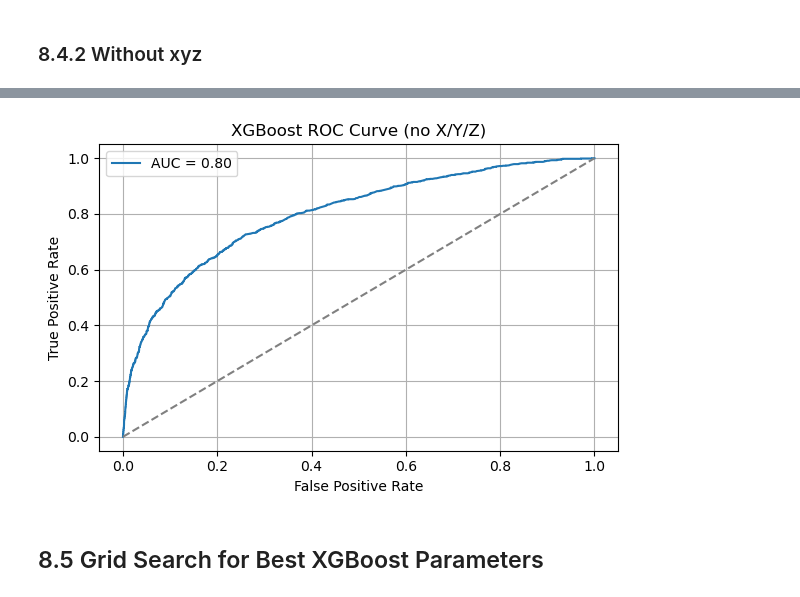
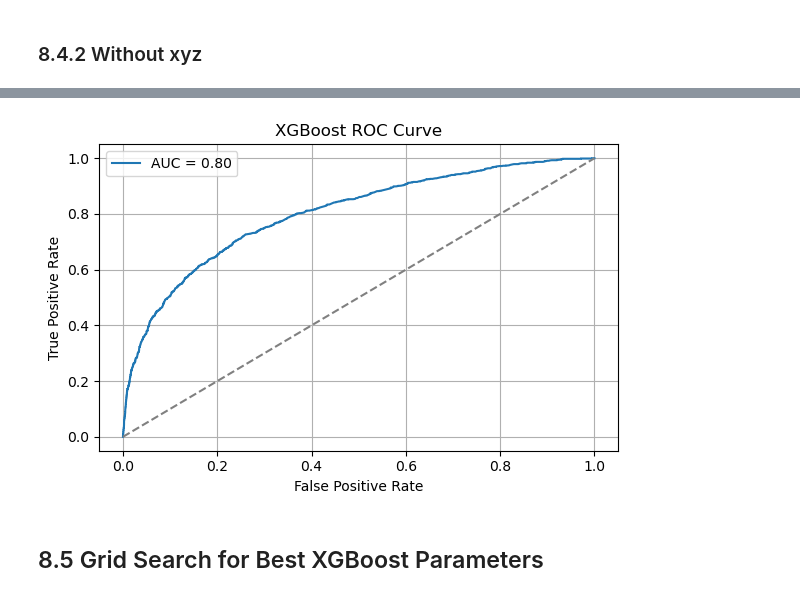
Before and after one commit to Yue-HDS/MIMIC-IV-disease-trajectories, a Jupyter notebook: MIMIC_IV_FINAL.ipynb, the cells around one changed output, grey strips where cells are left out. Cells and saved outputs as stored; diff of their text form; code cells hidden in the pictures.

```diff
--- a/MIMIC_IV_FINAL.ipynb
+++ b/MIMIC_IV_FINAL.ipynb
@@ -3410,17 +3510,19 @@ import matplotlib.pyplot as plt
 # Paths
 BASE = "/Users/yue/Desktop/MIMIC_IV/"
 MODEL_FILE = BASE + "model_data_with_demographics.csv"
-NAME_MAP    = BASE + "diagnoses_icd_named.csv.gz"
-TOP15_CSV   = BASE + "xgboost_top15_paths_with_names.csv"
-ROC_PNG     = BASE + "xgboost_roc_curve_noXYZ.png"
+NAME_MAP   = BASE + "diagnoses_icd_named.csv.gz"
+TOP15_CSV  = BASE + "xgboost_top15_paths_with_names.csv"
+ROC_PNG    = BASE + "xgboost_roc_curve_noXYZ.png"
 
-# Load
+# ICD name map
 map_df = pd.read_csv(NAME_MAP, usecols=["icd_code_3char", "long_title"]).dropna()
 map_df = map_df.drop_duplicates("icd_code_3char")
 ICD2NAME = dict(zip(map_df["icd_code_3char"].astype(str).str.upper(), map_df["long_title"]))
 
 def split_codes(path_str: str):
-    """Extract 3-char ICD codes from path string."""
+    """
+    Extract 3-char ICD codes from a feature/path string.
+    """
     if pd.isna(path_str):
         return []
     s = str(path_str).strip()
@@ -3435,52 +3537,68 @@ def split_codes(path_str: str):
     return [p.strip().strip("'\"").upper() for p in parts if p.strip()]
 
 def codes_to_names(path_str: str) -> str:
-    """Convert ICD codes to long names."""
+    """Map codes to long titles. """
     codes = split_codes(path_str)
     names = [ICD2NAME.get(c, c) for c in codes]
     return " → ".join(names)
 
-# Load
-df_merged = pd.read_csv(MODEL_FILE)
+# filter
+FORBID_PREFIX = ('X','Y','Z')
 
-# Drop features containing 'X', 'Y', 'Z'
-cols_to_use = [col for col in df_merged.columns
-               if col not in ['hadm_id', 'hospital_expire_flag']
-               and not re.search(r"\b[XYZ]\b", col)]
-X = df_merged[cols_to_use]
-y = df_merged['hospital_expire_flag']
+def has_forbidden_code(col_name: str) -> bool:
+    """
+    Return True if any parsed code starts with X/Y/Z (for output filtering only).
+    """
+    codes = split_codes(col_name)
+    return any(str(c).upper().startswith(FORBID_PREFIX) for c in codes)
 
-# Train/test split
+#  Load data and build X/y
+df = pd.read_csv(MODEL_FILE)
+
+# TRAIN ON ALL FEATURES
+feature_cols = [c for c in df.columns if c not in ['hadm_id', 'hospital_expire_flag']]
+X = df[feature_cols]
+y = df['hospital_expire_flag']
+
+#  Train/test split
 X_train, X_test, y_train, y_test = train_test_split(
     X, y, test_size=0.3, random_state=42, stratify=y
 )
 
-# Train XGBoost model
+#  Train XGBoost
 clf = XGBClassifier(
     n_estimators=100,
     max_depth=5,
     learning_rate=0.1,
-    use_label_encoder=False,
+    subsample=1.0,
+    colsample_bytree=1.0,
+    n_jobs=-1,
     eval_metric='logloss'
 )
 clf.fit(X_train, y_train)
 
-#  Predict  AUC
+# Predict + AUC
 y_prob = clf.predict_proba(X_test)[:, 1]
 auc = roc_auc_score(y_test, y_prob)
 print(f"AUC = {auc:.4f}")
 
-# Feature importance
-importance_df = pd.DataFrame({
+#  Feature importance
+importance_df_all = pd.DataFrame({
     'path': X_train.columns,
     'importance': clf.feature_importances_
 }).sort_values(by='importance', ascending=False).reset_index(drop=True)
 
-# Top 15 with names
-top15 = importance_df.head(15).copy()
+# Keep only features when exporting
+importance_df_paths = importance_df_all[importance_df_all['path'].apply(lambda s: len(split_codes(s)) > 0)]
+
+# Filter X/Y/Z in outputs only
+importance_df_clean = importance_df_paths[~importance_df_paths['path'].apply(has_forbidden_code)].copy()
+
+# Top-15
+top15 = importance_df_clean.head(15).copy()
 top15['path_names'] = top15['path'].apply(codes_to_names)
 top15.to_csv(TOP15_CSV, index=False)
-print(f"Top-15 with names saved to {TOP15_CSV}")
+print(f"Top-15 with names saved to {TOP15_CSV} (X/Y/Z filtered in output)")
 print(top15.to_string(index=False))
 
 # Plot ROC
@@ -3490,11 +3608,11 @@ plt.plot(fpr, tpr, label=f"AUC = {auc:.2f}")
 plt.plot([0, 1], [0, 1], linestyle='--', color='gray')
 plt.xlabel("False Positive Rate")
 plt.ylabel("True Positive Rate")
-plt.title("XGBoost ROC Curve (no X/Y/Z)")
+plt.title("XGBoost ROC Curve")
 plt.legend()
-plt.grid()
+plt.grid(True)
 plt.tight_layout()
-plt.savefig(ROC_PNG)
+plt.savefig(ROC_PNG, dpi=150)
 print(f"ROC curve saved to: {ROC_PNG}")
 # %% [output]
 AUC = 0.8015
@@ -3518,5 +3636,5 @@ Top-15 with names saved to /Users/yue/Desktop/MIMIC_IV/xgboost_top15_paths_with_
 ROC curve saved to: /Users/yue/Desktop/MIMIC_IV/xgboost_roc_curve_noXYZ.png
-[figure, old version]
+[figure, new version]
 # %% [markdown]
 ## 8.5 Grid Search for Best XGBoost Parameters
 # %% [markdown]
```
Also changed, not shown: parts of 9 cells of this notebook.
